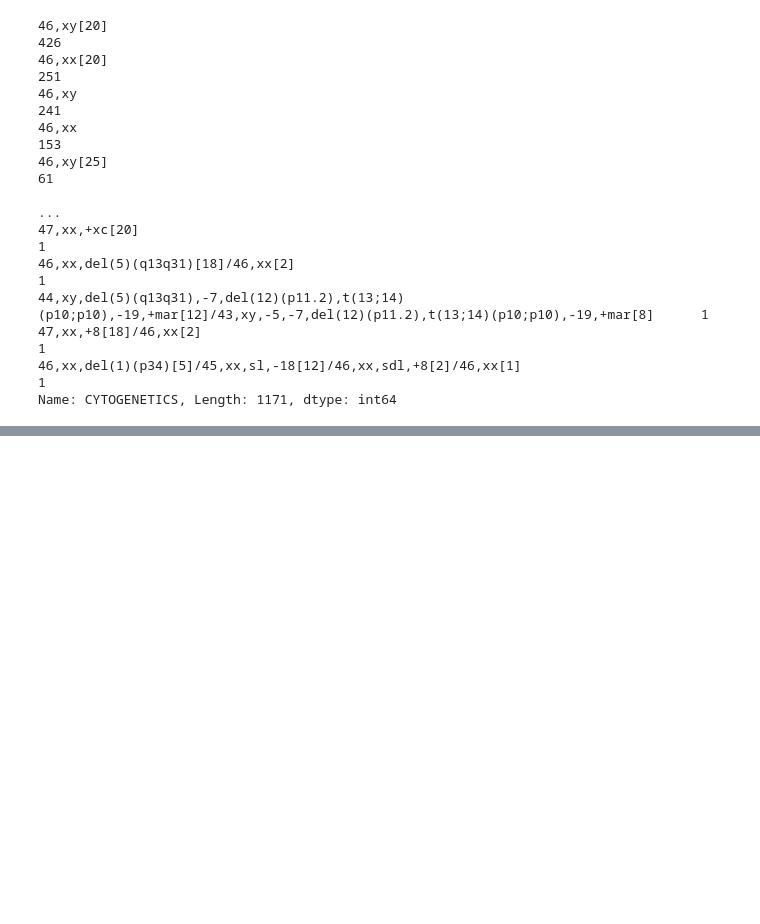
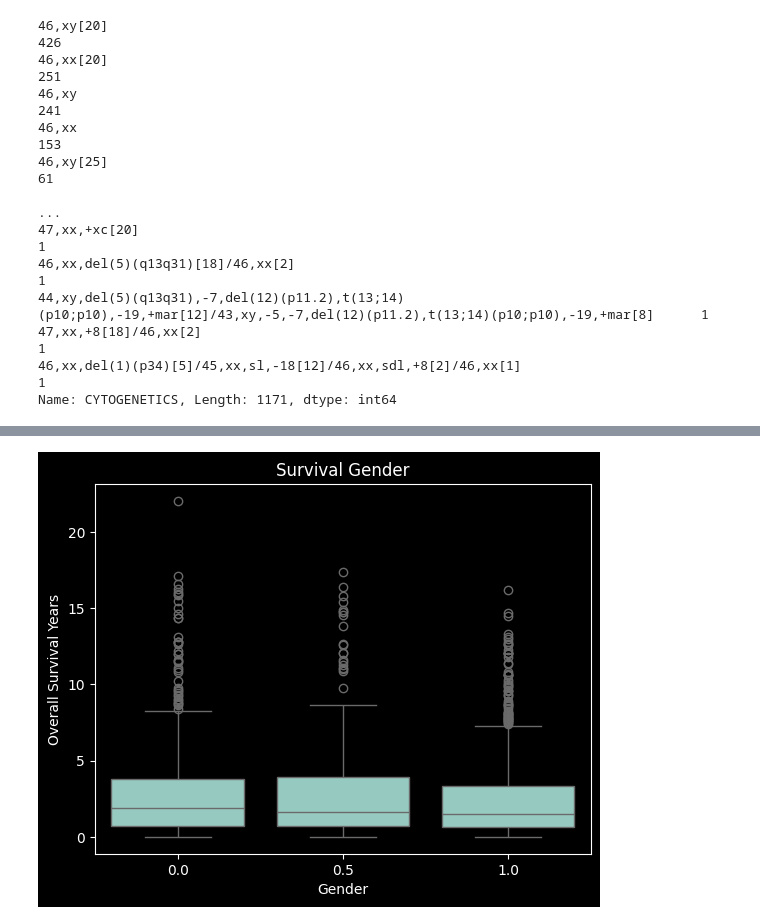
Before and after one commit to Loic-Jaillet/ENS-ML-Challenge, a Jupyter notebook: challenge.ipynb, the cells around one changed output, grey strips where cells are left out. Saved outputs shown, nothing was run; the diff lists cells and outputs as text; code cells hidden in the pictures; blank space fills up the shorter version.

Commit message:
feature eng on chrom (+anomalies count/NLP)

```diff
--- a/challenge.ipynb
+++ b/challenge.ipynb
@@ -378,0 +434,35 @@ Cox Proportional Hazard Model Concordance Index IPCW on test: 0.67
+# %%
+import re
+# regex pattern to extract information out of cytogenetics data
+def parse_cytogenetics(cytogenetics_str):
+    modal_number_match = re.search(r'^\d+', cytogenetics_str)
+    modal_number = modal_number_match.group() if modal_number_match else None  # Extract modal number
+    sex_chromosomes_match = re.search(r'(xx|xy)', cytogenetics_str, re.IGNORECASE)
+    sex_chromosomes = sex_chromosomes_match.group() if sex_chromosomes_match else None  # Extract sex chromosomes
+    abnormalities = re.findall(r'(t\(.+?\)|del\(.+?\)|dup\(.+?\)|inv\(.+?\)|\+\d+|-\d+)', cytogenetics_str)
+    subclones = re.findall(r'/\d+', cytogenetics_str)
+    return {
+        "modal_number": modal_number,
+        "sex_chromosomes": sex_chromosomes,
+        "abnormalities": abnormalities,
+        "subclones": subclones
+    }
+
+# Example input
+cytogenetics_str = clinical_df['CYTOGENETICS'].iloc[12]
+parsed = parse_cytogenetics(cytogenetics_str)
+print(parsed)
+
+
+clinical_df['CYTOGENETICS'] = clinical_df['CYTOGENETICS'].fillna('NA')
+# Add gender column while being careful about the None type, give an average if unknown
+clinical_df['GENDER'] = clinical_df['CYTOGENETICS'].apply(lambda x: 1 if re.search(r'xy', x, re.IGNORECASE) \
+    else (0 if re.search(r'xx', x, re.IGNORECASE) else 0.5))
+
+# Add number of abnormalities column
+clinical_df['NUM_ABNORMALITIES'] = clinical_df['CYTOGENETICS'].apply(lambda x: len(re.findall(r'(t\(.+?\)|del\(.+?\)|dup\(.+?\)|inv\(.+?\)|\+\d+|-\d+)', x)))
+
+# Add number of chromosomes over or under 46 column
+clinical_df['CHROMOSOME_DIFF'] = clinical_df['CYTOGENETICS'].apply(lambda x: int(re.search(r'^\d+', x).group()) - 46 if re.search(r'^\d+', x) else 0)
+
+print(clinical_df[['GENDER', 'NUM_ABNORMALITIES', 'CHROMOSOME_DIFF']].head())
@@ -378,0 +491,10 @@ Cox Proportional Hazard Model Concordance Index IPCW on test: 0.67
+# %%
+merged_df_cyto = clinical_df.merge(target_df, on='ID')
+
+sns.boxplot(x='GENDER', y='OS_YEARS', data=merged_df_cyto)
+plt.title('Survival Gender')
+plt.xlabel('Gender')
+plt.ylabel('Overall Survival Years')
+plt.show()
+# %% [output]
+[figure, added]
```
Also changed, not shown: parts of 18 cells of this notebook.
